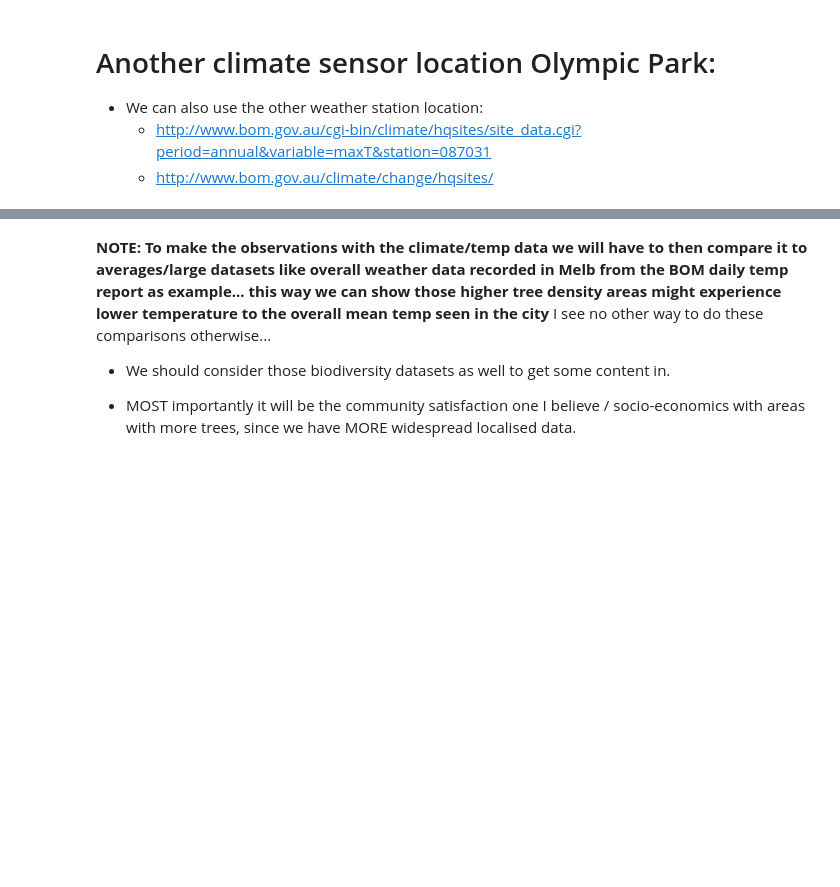
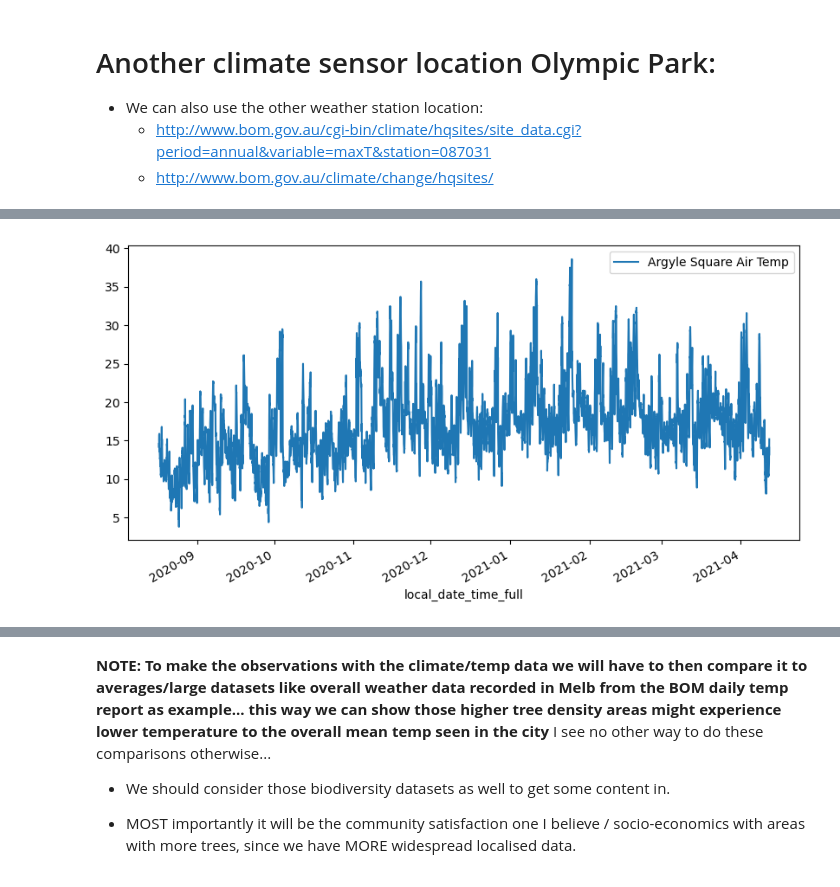
Before and after one commit to oida-dtu/SocialDataFinalProject, a Jupyter notebook: Workbook.ipynb, the cells around one changed output, grey strips where cells are left out. Cells and saved outputs as stored; diff of their text form; code cells hidden in the pictures; blank space fills up the shorter version.

```diff
--- a/Workbook.ipynb
+++ b/Workbook.ipynb
@@ -276,3 +285,6 @@ df_argyle.head()
 * We can also use the other weather station location:
     * http://www.bom.gov.au/cgi-bin/climate/hqsites/site_data.cgi?period=annual&variable=maxT&station=087031
     * http://www.bom.gov.au/climate/change/hqsites/
+# %%
+df_olympic = pd.read_csv('bom-weather-at-olympic-park.csv')
+df_olympic.info()
@@ -278,0 +309,7 @@ df_argyle.head()
+# %%
+df_olympic['local_date_time_full'] = pd.to_datetime(df_olympic['local_date_time_full'], utc=True)
+
+df_olympic.plot(x='local_date_time_full', y='air_temp', figsize=(10,5), alpha=1, label='Argyle Square Air Temp')
+plt.show()
+# %% [output]
+[figure, added]
```
Also changed, not shown: parts of 21 cells of this notebook, 2 other files.
